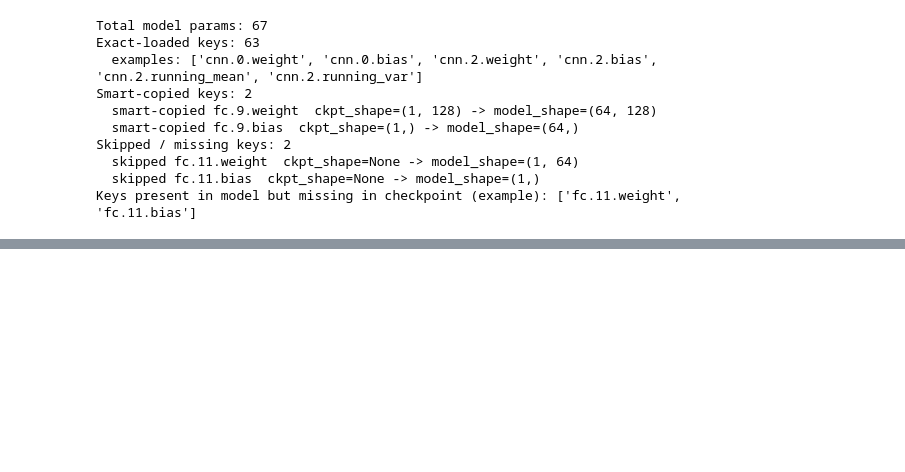
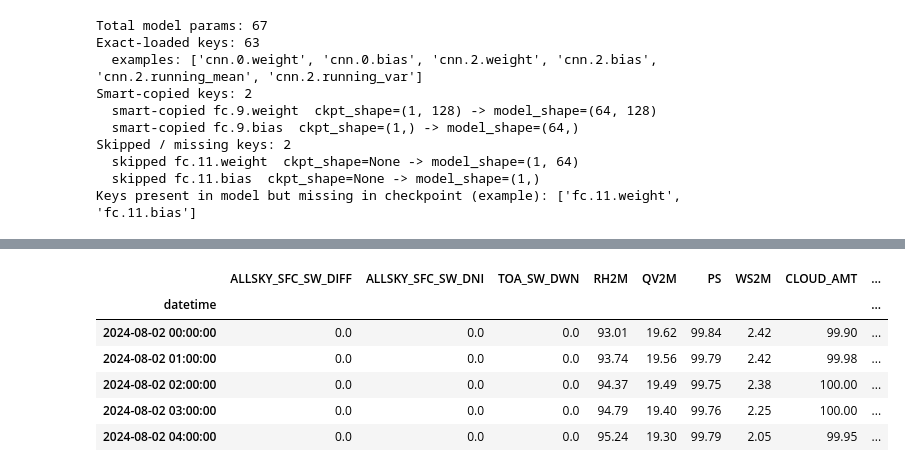
Before and after one commit to studentanush/weatherNet, a Jupyter notebook: testing.ipynb, the cells around one changed output, grey strips where cells are left out. Drawn from its saved outputs; the diff is of its cells as text; code cells hidden in the pictures; blank space fills up the shorter version.

```diff
--- a/testing.ipynb
+++ b/testing.ipynb
@@ -600,0 +618,7 @@ Keys present in model but missing in checkpoint (example): ['fc.11.weight', 'fc.
+# %%
+df_2['datetime'] = pd.to_datetime(df_2['datetime'])
+df_2 = df_2.set_index('datetime')
+# %%
+df_2 = add_time_features(df_2)
+# %%
+df_2= df_2[FEATURES]
@@ -601,3 +635,13 @@ Keys present in model but missing in checkpoint (example): ['fc.11.weight', 'fc.
+# %%
+df_2.head()
+# %% [output]
+|  | ALLSKY_SFC_SW_DIFF | ALLSKY_SFC_SW_DNI | TOA_SW_DWN | RH2M | QV2M | PS | WS2M | CLOUD_AMT | ... |
+| datetime |  |  |  |  |  |  |  |  | ... |
+| 2024-08-02 00:00:00 | 0.0 | 0.0 | 0.0 | 93.01 | 19.62 | 99.84 | 2.42 | 99.90 | ... |
+| 2024-08-02 01:00:00 | 0.0 | 0.0 | 0.0 | 93.74 | 19.56 | 99.79 | 2.42 | 99.98 | ... |
+| 2024-08-02 02:00:00 | 0.0 | 0.0 | 0.0 | 94.37 | 19.49 | 99.75 | 2.38 | 100.00 | ... |
+| 2024-08-02 03:00:00 | 0.0 | 0.0 | 0.0 | 94.79 | 19.40 | 99.76 | 2.25 | 100.00 | ... |
+| 2024-08-02 04:00:00 | 0.0 | 0.0 | 0.0 | 95.24 | 19.30 | 99.79 | 2.05 | 99.95 | ... |
 # %%
 from model_4 import DeepSolarModel
 # %%
```
Also changed, not shown: parts of 8 cells of this notebook, 8 other files.
